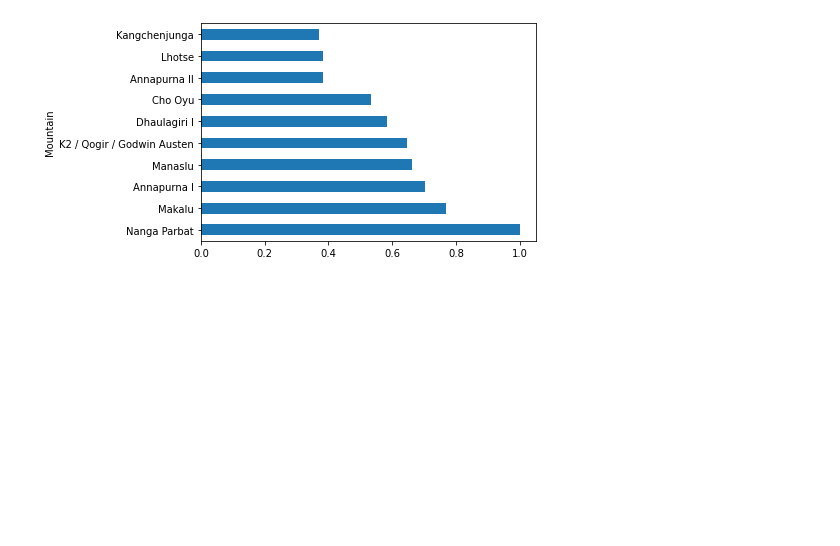
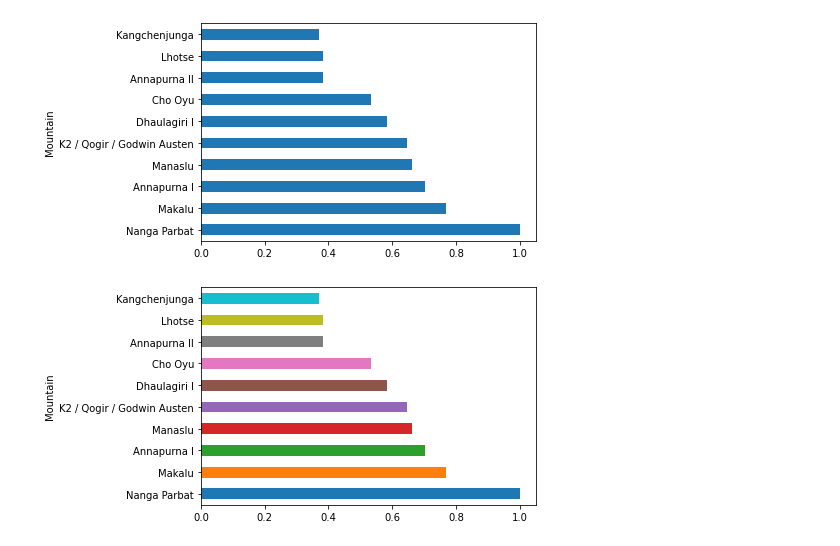
Before and after one commit to maungmoemyint/course1sub05unit02, a Jupyter notebook: Mountains.ipynb, the cells around one changed output. Cells and saved outputs as stored; diff of their text form; code cells hidden in the pictures; blank space fills up the shorter version.

Commit message:
bar plot and colormap
bar plot with colormap

```diff
--- a/Mountains.ipynb
+++ b/Mountains.ipynb
@@ -425,3 +425,10 @@ Name: Difficulty, dtype: float64
 bar_plot = values.plot.barh()
 # %% [output]
 [figure]
+# %%
+# colormap
+
+colormap = plt.cm.tab10(range(0, len(values)))
+bar_plot = values.plot.barh(color=colormap)
+# %% [output]
+[figure, added]
```
Also changed, not shown: parts of 2 cells of this notebook.
